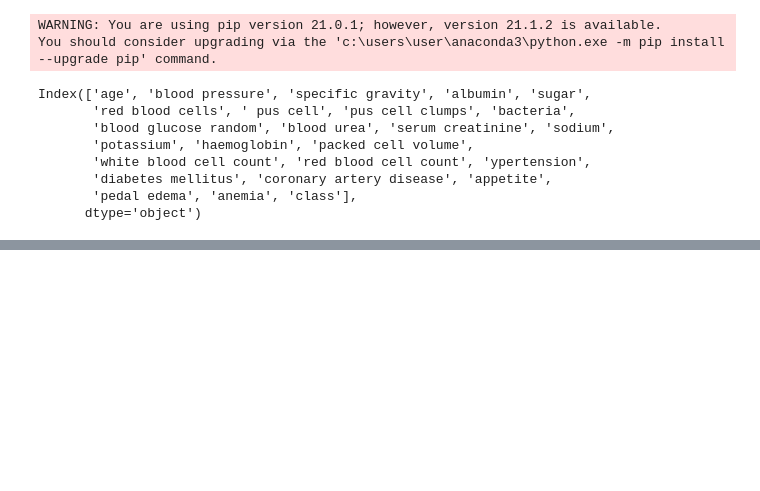
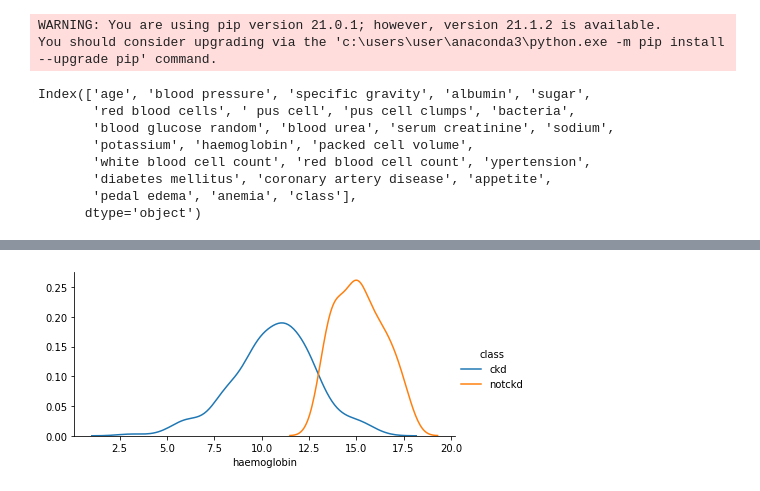
Before and after one commit to ruhulamin005/Predict-status-of-Chronic-kidney-disease, a Jupyter notebook: kidney disease status prediction.ipynb, the cells around one changed output, grey strips where cells are left out. Drawn from its saved outputs; the diff is of its cells as text; code cells hidden in the pictures; blank space fills up the shorter version.

```diff
--- a/kidney disease status prediction.ipynb
+++ b/kidney disease status prediction.ipynb
@@ -317,0 +361,4 @@ px.violin(df,y= 'red blood cell count', x='class',color='class')
+# %%
+kde_plot('haemoglobin')
+# %% [output]
+[figure, added]
```
Also changed, not shown: parts of 9 cells of this notebook.
